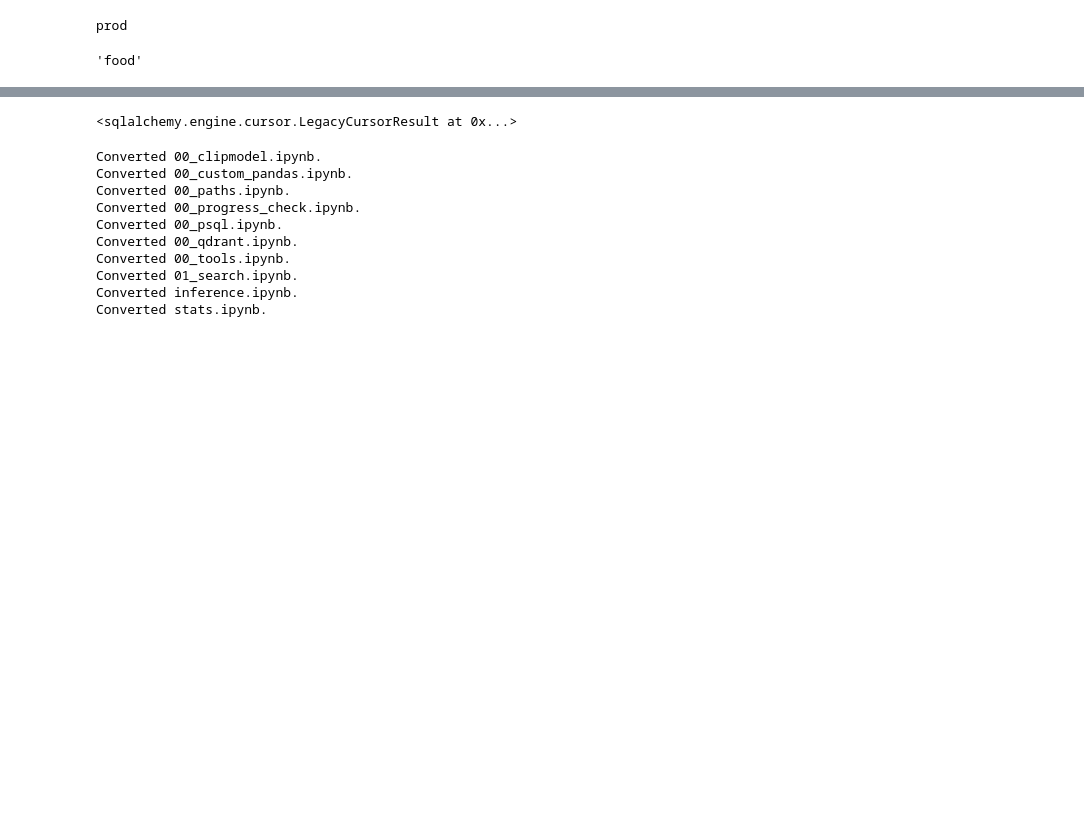
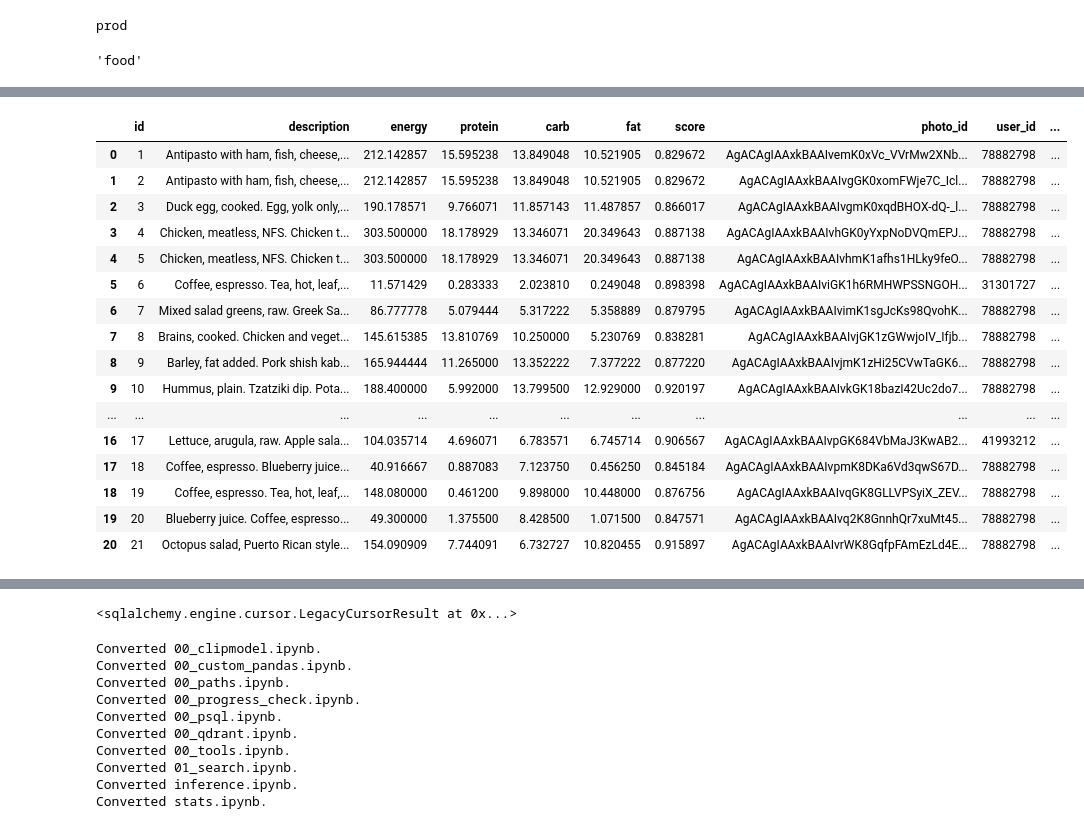
Before and after one commit to DmitriyG228/food, a Jupyter notebook: 00_psql.ipynb, the cells around one changed output, grey strips where cells are left out. Cells and saved outputs as stored; diff of their text form; code cells hidden in the pictures; blank space fills up the shorter version.

```diff
--- a/00_psql.ipynb
+++ b/00_psql.ipynb
@@ -199,3 +220,23 @@ class Dishes (LocalBase):
+# %%
+read_sql('dishes')
+# %% [output]
+|  | id | description | energy | protein | carb | fat | score | photo_id | user_id | ... |
+| 0 | 1 | Antipasto with ham, fish, cheese,... | 212.142857 | 15.595238 | 13.849048 | 10.521905 | 0.829672 | AgACAgIAAxkBAAIvemK0xVc_VVrMw2XNb... | 78882798 | ... |
+| 1 | 2 | Antipasto with ham, fish, cheese,... | 212.142857 | 15.595238 | 13.849048 | 10.521905 | 0.829672 | AgACAgIAAxkBAAIvgGK0xomFWje7C_Icl... | 78882798 | ... |
+| 2 | 3 | Duck egg, cooked. Egg, yolk only,... | 190.178571 | 9.766071 | 11.857143 | 11.487857 | 0.866017 | AgACAgIAAxkBAAIvgmK0xqdBHOX-dQ-_l... | 78882798 | ... |
+| 3 | 4 | Chicken, meatless, NFS. Chicken t... | 303.500000 | 18.178929 | 13.346071 | 20.349643 | 0.887138 | AgACAgIAAxkBAAIvhGK0yYxpNoDVQmEPJ... | 78882798 | ... |
+| 4 | 5 | Chicken, meatless, NFS. Chicken t... | 303.500000 | 18.178929 | 13.346071 | 20.349643 | 0.887138 | AgACAgIAAxkBAAIvhmK1afhs1HLky9feO... | 78882798 | ... |
+| 5 | 6 | Coffee, espresso. Tea, hot, leaf,... | 11.571429 | 0.283333 | 2.023810 | 0.249048 | 0.898398 | AgACAgIAAxkBAAIviGK1h6RMHWPSSNGOH... | 31301727 | ... |
+| 6 | 7 | Mixed salad greens, raw. Greek Sa... | 86.777778 | 5.079444 | 5.317222 | 5.358889 | 0.879795 | AgACAgIAAxkBAAIvimK1sgJcKs98QvohK... | 78882798 | ... |
+| 7 | 8 | Brains, cooked. Chicken and veget... | 145.615385 | 13.810769 | 10.250000 | 5.230769 | 0.838281 | AgACAgIAAxkBAAIvjGK1zGWwjoIV_Ifjb... | 78882798 | ... |
+| 8 | 9 | Barley, fat added. Pork shish kab... | 165.944444 | 11.265000 | 13.352222 | 7.377222 | 0.877220 | AgACAgIAAxkBAAIvjmK1zHi25CVwTaGK6... | 78882798 | ... |
+| 9 | 10 | Hummus, plain. Tzatziki dip. Pota... | 188.400000 | 5.992000 | 13.799500 | 12.929000 | 0.920197 | AgACAgIAAxkBAAIvkGK18bazI42Uc2do7... | 78882798 | ... |
+| ... | ... | ... | ... | ... | ... | ... | ... | ... | ... | ... |
+| 16 | 17 | Lettuce, arugula, raw. Apple sala... | 104.035714 | 4.696071 | 6.783571 | 6.745714 | 0.906567 | AgACAgIAAxkBAAIvpGK684VbMaJ3KwAB2... | 41993212 | ... |
+| 17 | 18 | Coffee, espresso. Blueberry juice... | 40.916667 | 0.887083 | 7.123750 | 0.456250 | 0.845184 | AgACAgIAAxkBAAIvpmK8DKa6Vd3qwS67D... | 78882798 | ... |
+| 18 | 19 | Coffee, espresso. Tea, hot, leaf,... | 148.080000 | 0.461200 | 9.898000 | 10.448000 | 0.876756 | AgACAgIAAxkBAAIvqGK8GLLVPSyiX_ZEV... | 78882798 | ... |
+| 19 | 20 | Blueberry juice. Coffee, espresso... | 49.300000 | 1.375500 | 8.428500 | 1.071500 | 0.847571 | AgACAgIAAxkBAAIvq2K8GnnhQr7xuMt45... | 78882798 | ... |
+| 20 | 21 | Octopus salad, Puerto Rican style... | 154.090909 | 7.744091 | 6.732727 | 10.820455 | 0.915897 | AgACAgIAAxkBAAIvrWK8GqfpFAmEzLd4E... | 78882798 | ... |
 # %%
 #export
 class User_properties (LocalBase):
```
Also changed, not shown: parts of 12 cells of this notebook, 9 other files.
